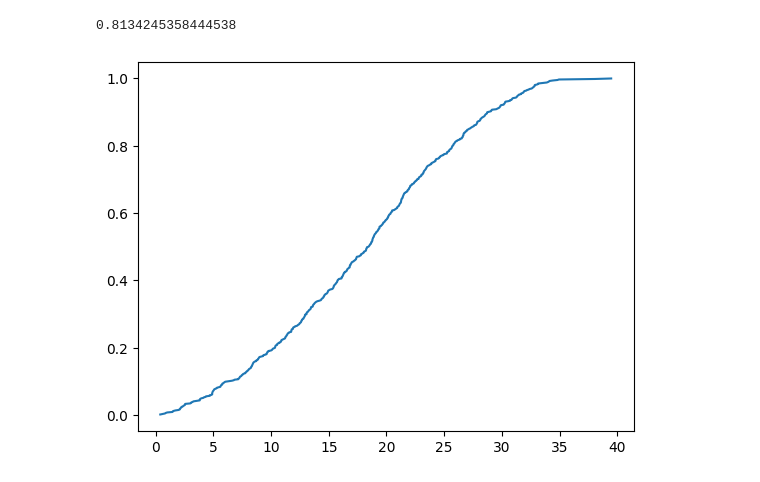
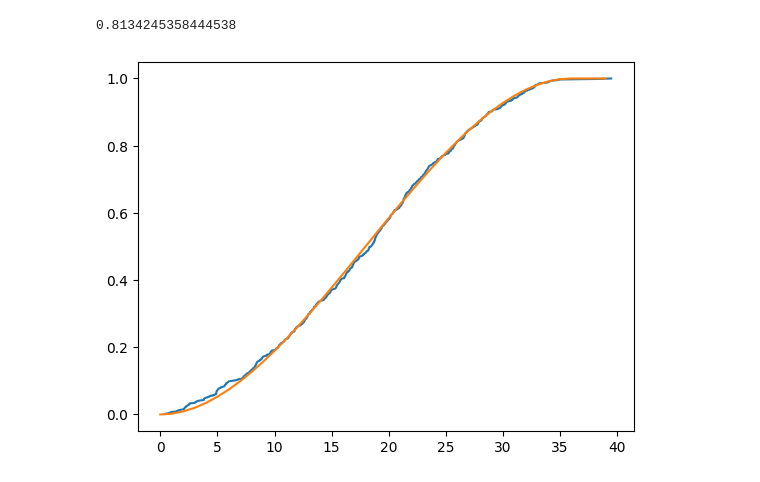
Before and after one commit to FriendlyWizard23/StatisticaL31, a Jupyter notebook: JUPYTER/TEMI D'ESAME/SOLUZIONI_MIE/ESAME 2024-06/SOLUZIONE.ipynb, the cells around one changed output. Cells and saved outputs as stored; diff of their text form; code cells hidden in the pictures.

```diff
--- a/JUPYTER/TEMI D'ESAME/SOLUZIONI_MIE/ESAME 2024-06/SOLUZIONE.ipynb
+++ b/JUPYTER/TEMI D'ESAME/SOLUZIONI_MIE/ESAME 2024-06/SOLUZIONE.ipynb
@@ -252,10 +252,12 @@ punteggio.corr(tempo)
 0.8134245358444538
 # %%
 ecdf=sm.distributions.ECDF(punteggio)
+x=np.arange(0,40,1)
 plt.plot(ecdf.x,ecdf.y)
+plt.plot([cdf(i,2*punteggio.mean()) for i in x])
 plt.show()
 # %% [output]
-[figure, old version]
+[figure, new version]
 # %%
 a=2*punteggio.mean()
 a
```
Also changed, not shown: parts of 9 cells of this notebook, 2 other files.
